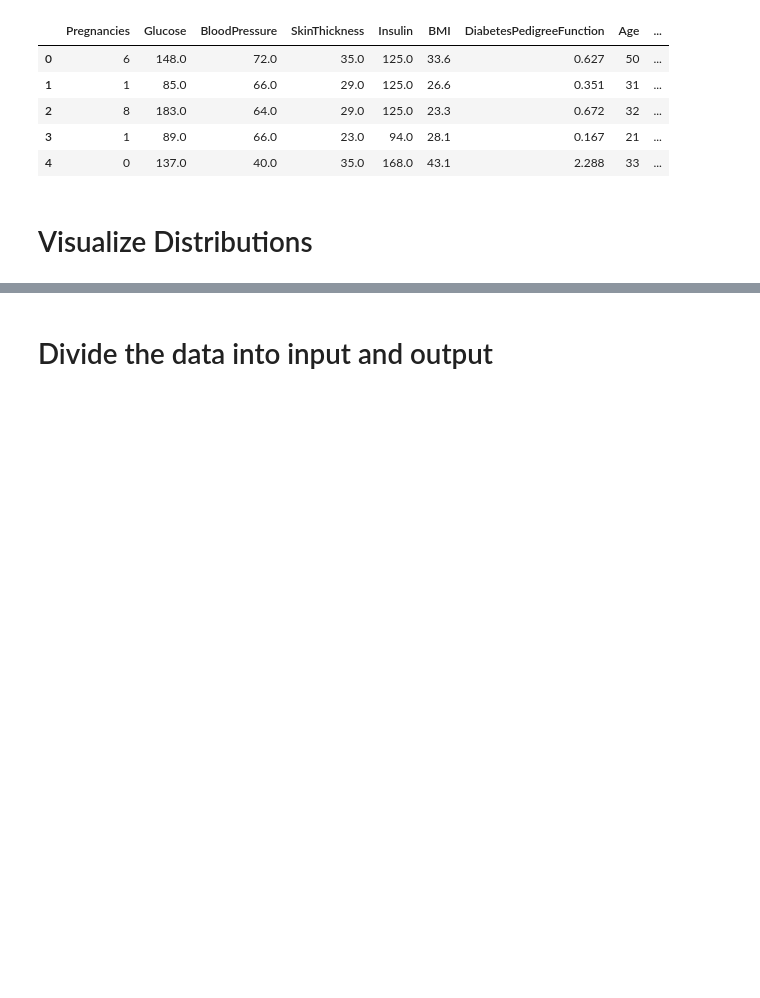
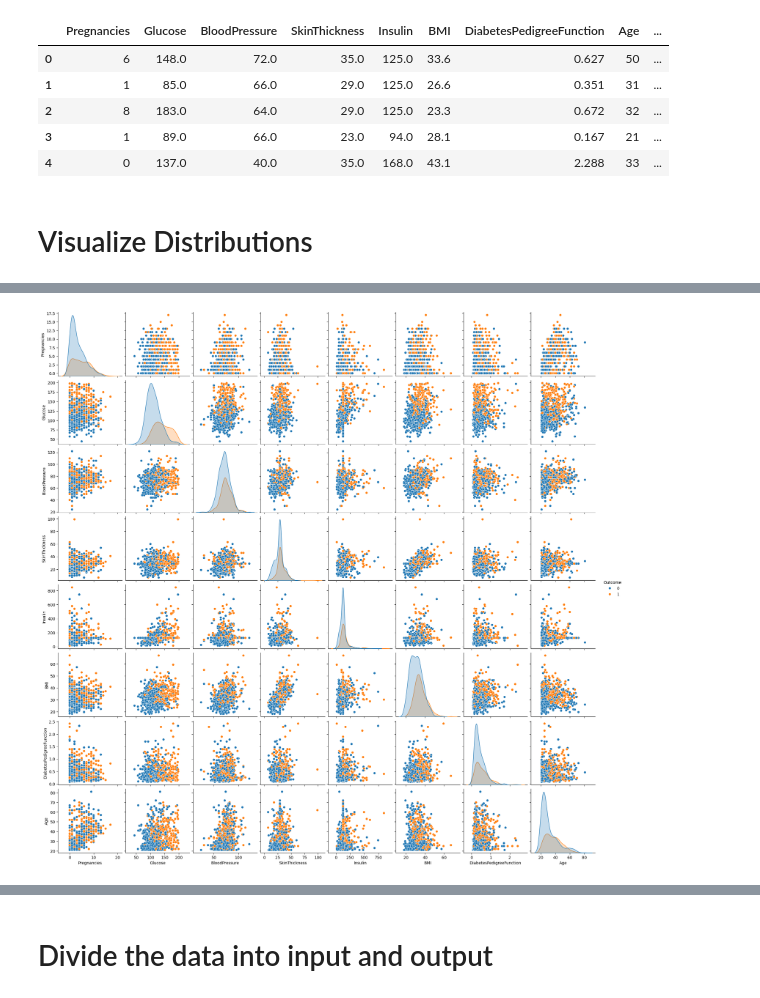
Before and after one commit to mr-baraiya/Machine-Learning-Deep-Learning-hub, a Jupyter notebook: Lab7/Lab7_blank.ipynb, the cells around one changed output, grey strips where cells are left out. Saved outputs shown, nothing was run; the diff lists cells and outputs as text; code cells hidden in the pictures; blank space fills up the shorter version.

```diff
--- a/Lab7/Lab7_blank.ipynb
+++ b/Lab7/Lab7_blank.ipynb
@@ -121 +105,12 @@ plt.show()
+# %%
+sns.pairplot(
+    df,
+    hue="Outcome",        # 0 = Non Diabetic, 1 = Diabetic
+    # diag_kind="kde",      # density curve on diagonal
+    # palette="Set1"
+)
+
+plt.show()
+# %% [output]
+[figure, added]
 # %%
```
Also changed, not shown: parts of 30 cells of this notebook, 4 other files.
